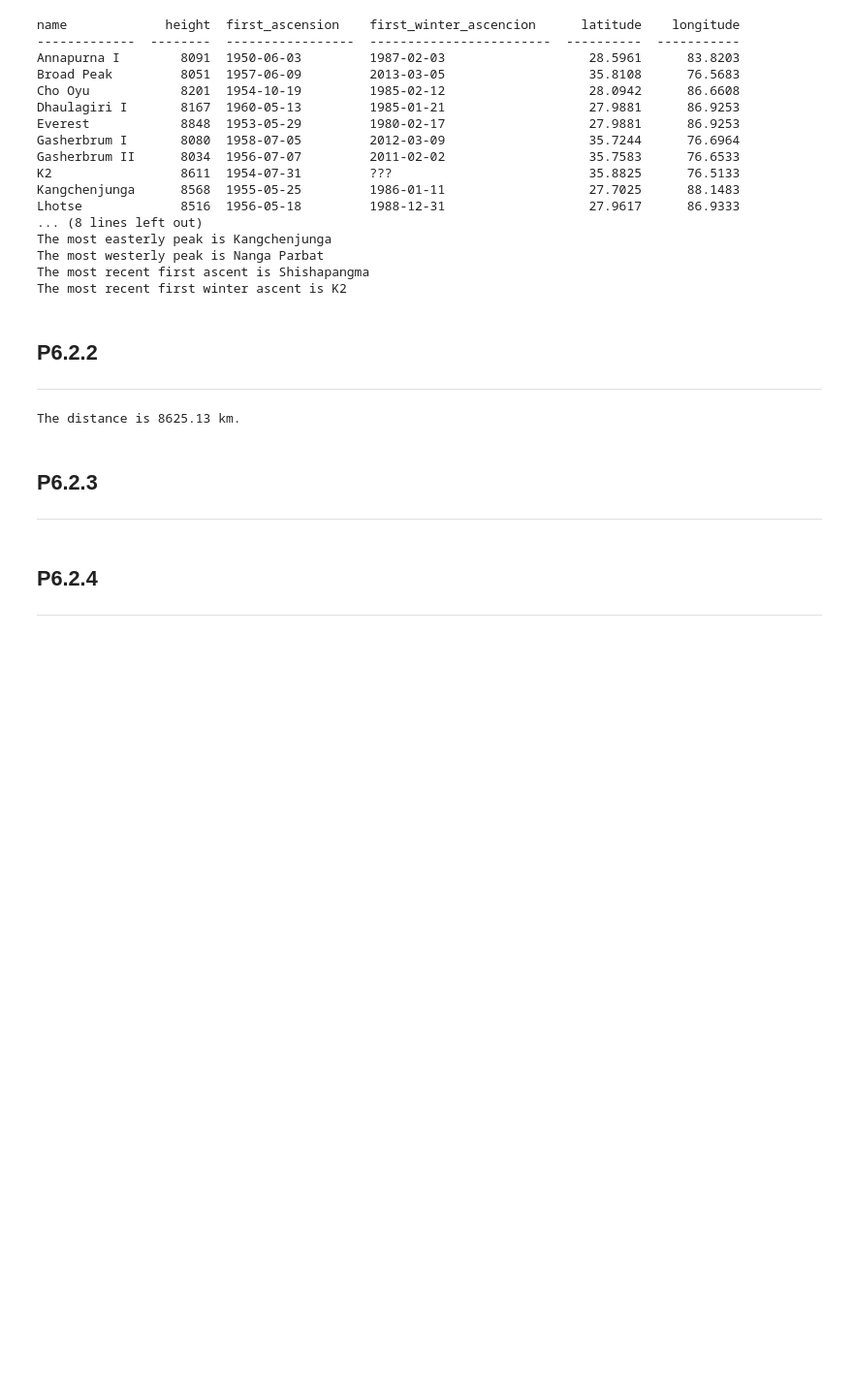
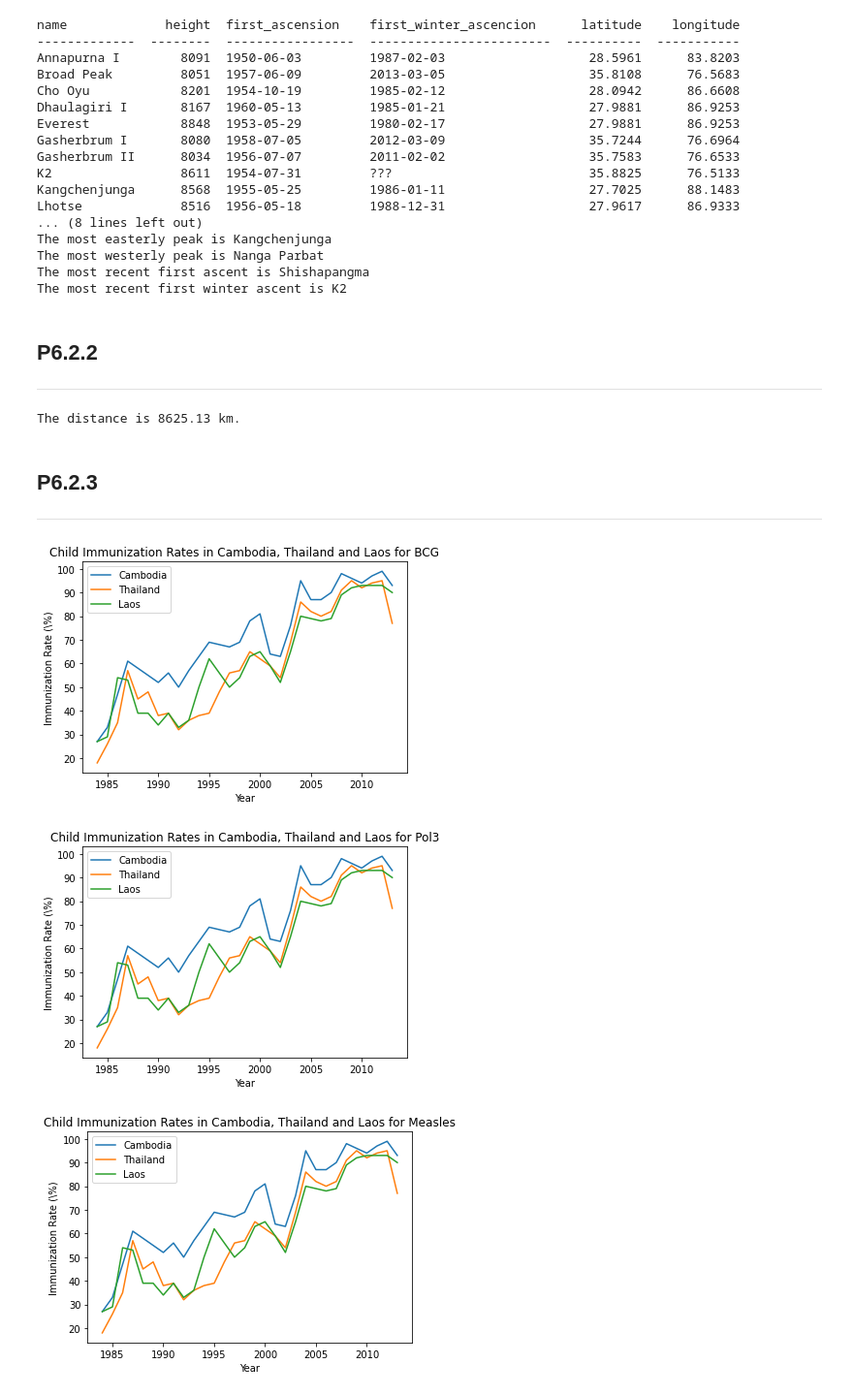
Before and after one commit to DarkHawk727/Learn-Scientific-Programming-with-Python, a Jupyter notebook: Section 6.2/Section 6.2 Problems.ipynb, the cells around one changed output. Shown at 97% size. Cells and saved outputs as stored; diff of their text form; code cells hidden in the pictures; blank space fills up the shorter version.

```diff
--- a/Section 6.2/Section 6.2 Problems.ipynb
+++ b/Section 6.2/Section 6.2 Problems.ipynb
@@ -173,3 +170,0 @@ import numpy as np
-# %% [markdown]
-## P6.2.4
------
@@ -177,0 +171,38 @@ import numpy as np
+# %%
+import numpy as np
+import matplotlib.pyplot as plt
+
+
+immunization_table = np.genfromtxt(
+    "C:/Users/Arjun Sarao/Learn-Scientific-Programming-with-Python-Solutions/LSPwP_accompanying_files/wb-data.dat",
+    delimiter=";",
+    skip_header=1,
+    missing_values="..",
+)
+
+
+def plot_data(data: np.ndarray, vaccine_name: str) -> None:
+    """
+    Plot the data for a country.
+    """
+    years = np.linspace(1960, 2013, num=54, dtype=int)
+
+    plt.title(
+        f"Child Immunization Rates in Cambodia, Thailand and Laos for {vaccine_name}"
+    )
+    plt.xlabel("Year")
+    plt.ylabel("Immunization Rate (\%)")
+    plt.plot(years, immunization_table[0, 4:], label="Cambodia")
+    plt.plot(years, immunization_table[1, 4:], label="Thailand")
+    plt.plot(years, immunization_table[2, 4:], label="Laos")
+    plt.legend()
+    plt.show()
+
+
+plot_data(immunization_table[::3], "BCG")
+plot_data(immunization_table[1::3], "Pol3")
+plot_data(immunization_table[2::3], "Measles")
+# %% [output]
+[figure, added]
+[figure, added]
+[figure, added]
```
Also changed, not shown: parts of 2 cells of this notebook, 1 other file.
